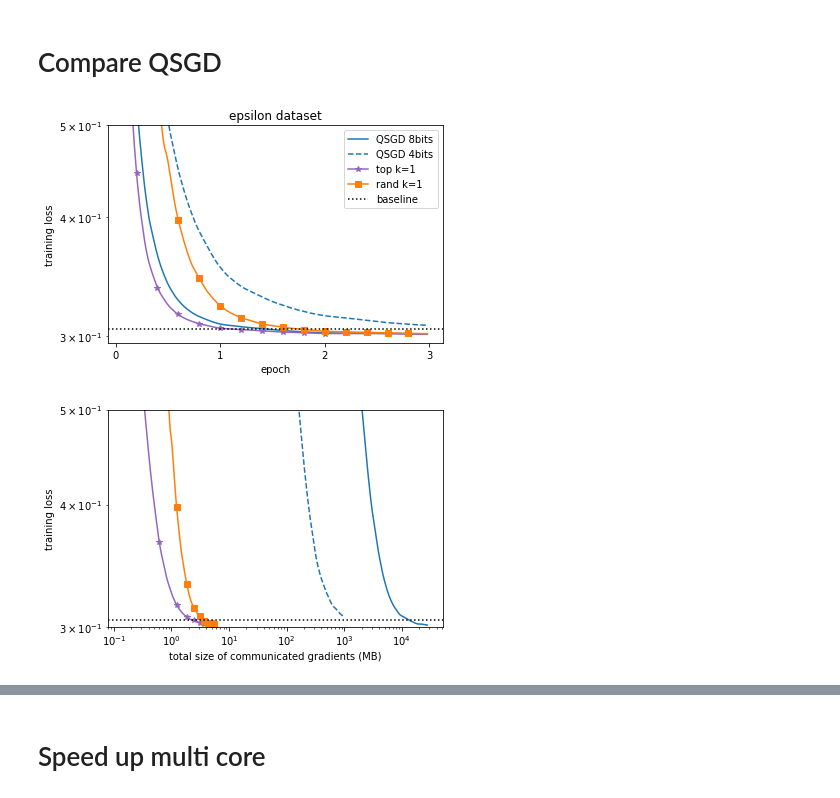
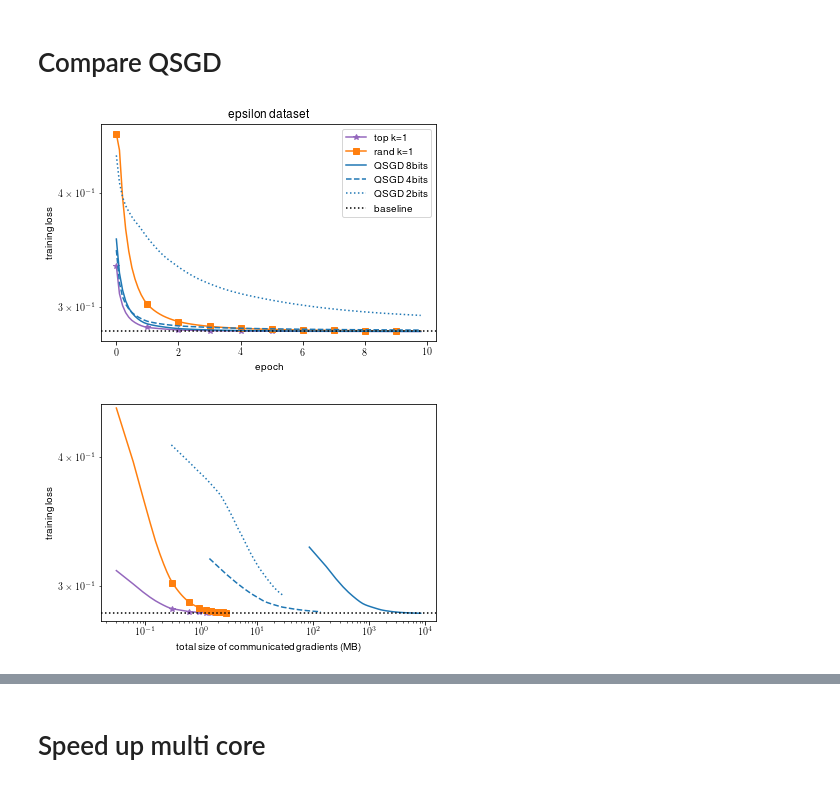
Before and after one commit to epfml/sparsifiedSGD, a Jupyter notebook: notebooks/plots.ipynb, the cells around one changed output, grey strips where cells are left out. Saved outputs shown, nothing was run; the diff lists cells and outputs as text; code cells hidden in the pictures.

```diff
--- a/notebooks/plots.ipynb
+++ b/notebooks/plots.ipynb
@@ -24,4 +29,4 @@ The autoreload extension is already loaded. To reload it, use:
 # %%
-baselines = unpickle_dir('../results/paper_data/baselines')['baselines']
+baselines = unpickle_dir('../results/baselines')['baselines']
 baselines
 # %% [output]
@@ -137,48 +137,50 @@ fig.savefig('theory.pdf')
 # %%
 def plot_qsgd_epsilon(ax):
     baseline = baselines['epsilon']
-    data = unpickle_dir('../results/paper_data/epsilon-quant')
+    data = unpickle_dir('../results/eps-quantized')
 
-    markers_every = 20
+    markers_every = 10
     show = {
-        "qsgd-8bits": ("C0-", "QSGD 8bits"),
-        "qsgd-4bits": ("C0--", "QSGD 4bits"),
-        "top1-M2": ("C4*-", "top k=1"),
-        "rand1-M2": ("C1s-", "rand k=1"),
+        "qsgd-8bit": ("C0-", "QSGD 8bits"),
+        "qsgd-4bit": ("C0--", "QSGD 4bits"),
+        "qsgd-2bit": ("C0:", "QSGD 2bits"),
+        "top1": ("C4*-", "top k=1"),
+        "rand1": ("C1s-", "rand k=1"),
     }
 
     for p, loss in zip(data['params'], map(lambda x: x[1], data['results'])):
         loss =loss[1:-1]
         if p.name in show:
             style, label = show[p.name]
-            ax.plot(np.arange(len(loss)) / 100, loss, style, label=label, markevery=markers_every)
+            ax.plot(np.arange(len(loss)) / 10, loss, style, label=label, markevery=markers_every)
     ax.axhline(baseline, color='black', linestyle=':', label='baseline')
     ax.legend()
     ax.xaxis.set_major_locator(MaxNLocator(integer=True))
-    ax.set_ylim([baseline - 0.01, .5]);
     ax.set_title('epsilon dataset');
     ax.set_xlabel('epoch');
     ax.set_ylabel('training loss');
     if LOG_SCALE:
         ax.set_yscale("log")
 
 fig, ax = plt.subplots(1)
 plot_qsgd_epsilon(ax)
 # %% [output]
-[figure, old version]
+[figure, new version]
 # %%
 def plot_qsgd_epsilon_com(ax):
     baseline = baselines['epsilon']
-    data = unpickle_dir('../results/paper_data/epsilon-quant')
+    data = unpickle_dir('../results/eps-quantized')
     num_samples = 400000
     one_mb = 8 * (2 ** 20)
+    d = 2000
 
-    markers_every = 30
+    markers_every = 10
     show = {
-        "qsgd-8bits": ("C0-", "QSGD 8bits", 194796),
-        "qsgd-4bits": ("C0--", "QSGD 4bits", 6745),
-        "top1-M2": ("C4*-", "top k=1", 32 + 11),
-        "rand1-M2": ("C1s-", "rand k=1", 32 + 11),
+        "qsgd-2bit": ("C0:", "QSGD 2bits", 616),
+        "qsgd-4bit": ("C0--", "QSGD 4bits", 2946),
+        "qsgd-8bit": ("C0-", "QSGD 8bits", 180000),
+        "top1": ("C4*-", "top k=1", 2 * 32),
+        "rand1": ("C1s-", "rand k=1", 2 * 32),
     }
 
     for p, loss in zip(data['params'], map(lambda x: x[1], data['results'])):
@@ -189,7 +191,7 @@ def plot_qsgd_epsilon_com(ax):
     ax.axhline(baseline, color='black', linestyle=':', label='baseline')
 #     ax.legend()
     ax.xaxis.set_major_locator(MaxNLocator(integer=True))
-    ax.set_ylim([baseline - 0.005, .5]);
+    ax.set_ylim([baseline - 0.005, .45]);
 #     ax.set_title('epsilon dataset');
     ax.set_xlabel('total size of communicated gradients (MB)');
     ax.set_ylabel('training loss');
@@ -200,4 +202,4 @@ def plot_qsgd_epsilon_com(ax):
 fig, ax = plt.subplots(1)
 plot_qsgd_epsilon_com(ax)
 # %% [output]
-[figure, old version]
+[figure, new version]
```
Also changed, not shown: parts of 12 cells of this notebook, 31 other files.
